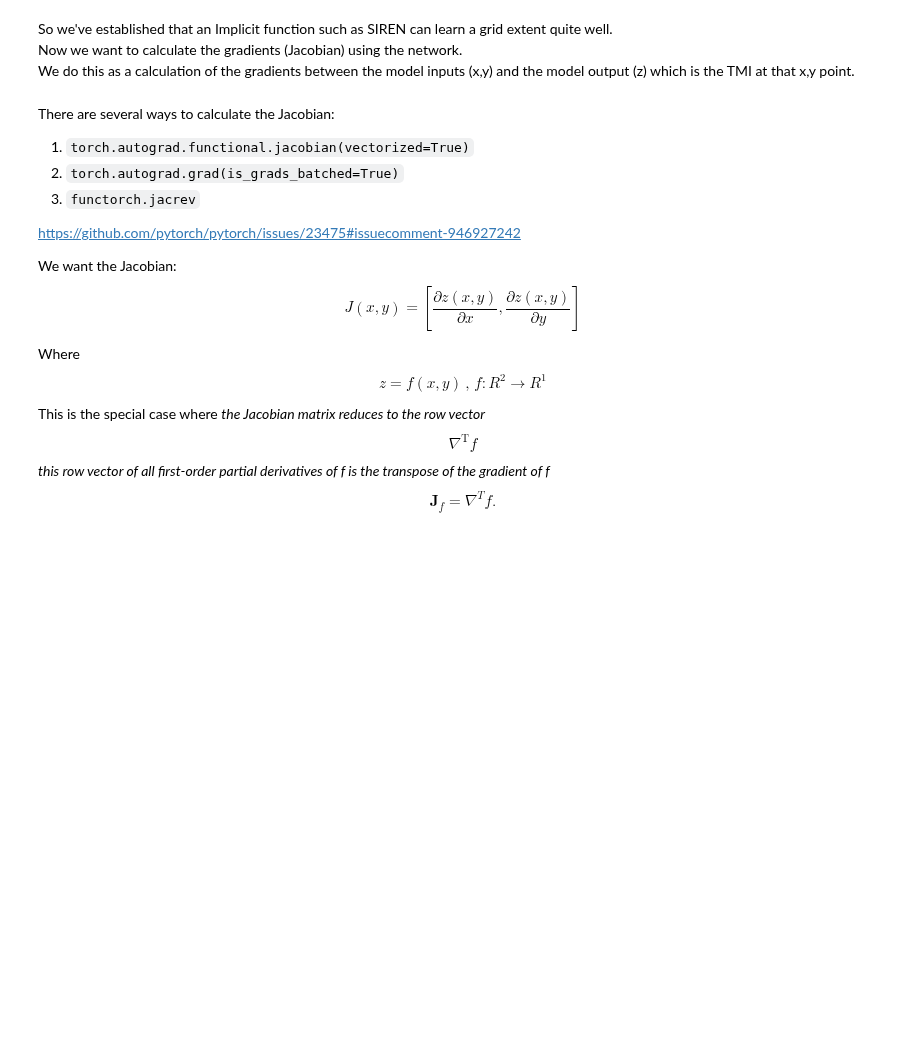
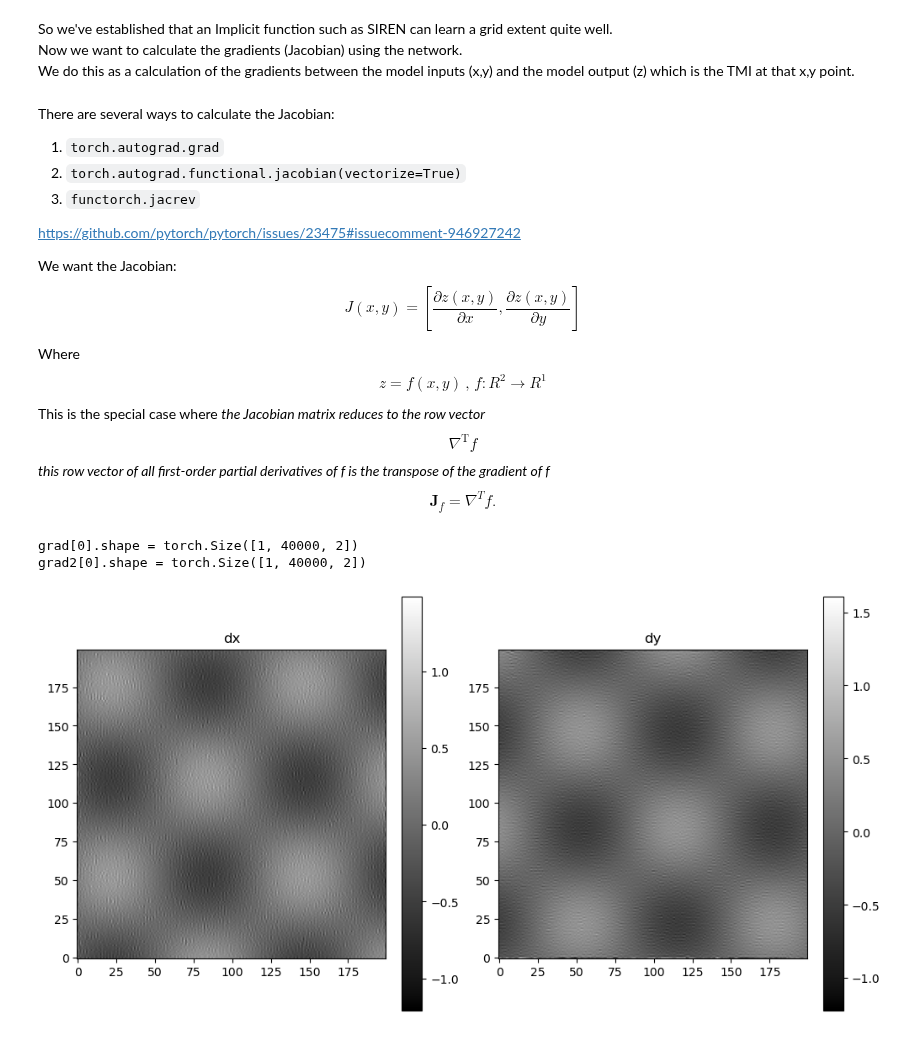
Before and after one commit to LSgeo/ImplicitGeo, a Jupyter notebook: GeoSIREN.ipynb, the cells around one changed output. Saved outputs shown, nothing was run; the diff lists cells and outputs as text; code cells hidden in the pictures; blank space fills up the shorter version.

```diff
--- a/GeoSIREN.ipynb
+++ b/GeoSIREN.ipynb
@@ -424,8 +456,8 @@ Now we want to calculate the gradients (Jacobian) using the network.
 We do this as a calculation of the gradients between the model inputs (x,y) and the model output (z) which is the TMI at that x,y point.
 # %% [markdown]
 There are several ways to calculate the Jacobian:
-1. `torch.autograd.functional.jacobian(vectorized=True)`
-1. `torch.autograd.grad(is_grads_batched=True)`
+1. `torch.autograd.grad`
+1. `torch.autograd.functional.jacobian(vectorize=True)`
 1. `functorch.jacrev`
 
 https://github.com/pytorch/pytorch/issues/23475#issuecomment-946927242
@@ -434,3 +466,43 @@ We want the Jacobian: $$J(x,y) = [\frac{\partial{z(x,y)}}{\partial{x}}, \frac{\p
 
 Where $$ z = f(x,y)\,,\, f:R^2 \to R^1$$
 This is the special case where _the Jacobian matrix reduces to the row vector $${\displaystyle \nabla ^{\mathrm {T} }f}$$ this row vector of all first-order partial derivatives of f is the transpose of the gradient of f $${\displaystyle \mathbf {J} _{f}=\nabla ^{T}f}. $$_
+# %%
+## Simple method for "Gradient", torch.autograd.grad
+## The gradient is a special case of the Jacbian, when the function is scalar
+## https://math.stackexchange.com/questions/1519367/difference-between-gradient-and-jacobian
+
+model_output, _ = img_siren(model_input)
+grad = torch.autograd.grad(
+    outputs=model_output,
+    inputs=[model_input],
+    grad_outputs=torch.ones_like(model_output),
+    create_graph=True,
+    retain_graph=True,
+)
+# grad = [dset._unnormalise(grad[0])]
+print(f"{grad[0].shape = }")
+
+grad2 = torch.autograd.grad(
+    outputs=[grad[0]],
+    inputs=[model_input],
+    grad_outputs=torch.ones_like(grad[0]),
+    create_graph=True,
+    retain_graph=True,
+)
+print(f"{grad2[0].shape = }")
+
+dx, dy = grad[0].detach().reshape(dset.s, dset.s, 2).permute(2, 0, 1).cpu().numpy()
+
+plt.figure(constrained_layout=True, figsize=(10, 5))
+plt.subplot(1, 2, 1)
+plt.title("dx")
+plt.imshow(dx, cmap=cc.cm.CET_L1, origin="lower")
+plt.colorbar()
+plt.subplot(1, 2, 2)
+plt.title("dy")
+plt.imshow(dy, cmap=cc.cm.CET_L1, origin="lower")
+plt.colorbar();
+# %% [output]
+grad[0].shape = torch.Size([1, 40000, 2])
+grad2[0].shape = torch.Size([1, 40000, 2])
+[figure, added]
```
Also changed, not shown: parts of 17 cells of this notebook.
